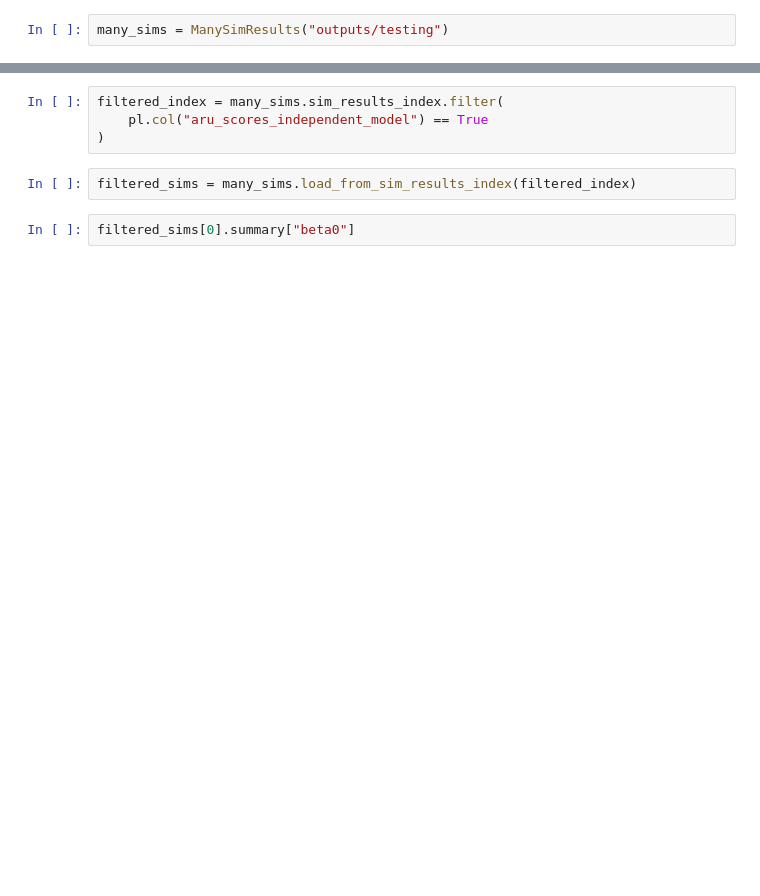
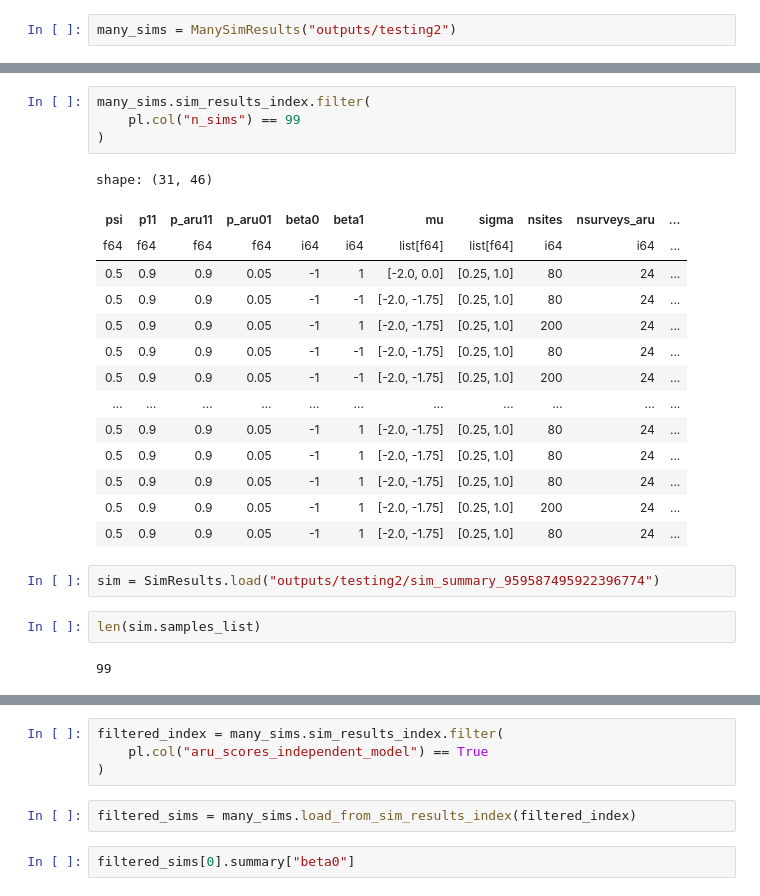
Before and after one commit to calacademy-research/COMB, a Jupyter notebook: paper_assets/python/simulation/sim_results_eda.ipynb, the cells around one changed output, grey strips where cells are left out. Drawn from its saved outputs; the diff is of its cells as text; blank space fills up the shorter version.

```diff
--- a/paper_assets/python/simulation/sim_results_eda.ipynb
+++ b/paper_assets/python/simulation/sim_results_eda.ipynb
@@ -4,2 +45,2 @@ import polars as pl
 # %%
-many_sims = ManySimResults("outputs/testing")
+many_sims = ManySimResults("outputs/testing2")
@@ -5,0 +63,25 @@ many_sims = ManySimResults("outputs/testing")
+# %%
+many_sims.sim_results_index.filter(
+    pl.col("n_sims") == 99
+)
+# %% [output]
+shape: (31, 46)
+| psi | p11 | p_aru11 | p_aru01 | beta0 | beta1 | mu | sigma | nsites | nsurveys_aru | ... |
+| f64 | f64 | f64 | f64 | i64 | i64 | list[f64] | list[f64] | i64 | i64 | ... |
+| 0.5 | 0.9 | 0.9 | 0.05 | -1 | 1 | [-2.0, 0.0] | [0.25, 1.0] | 80 | 24 | ... |
+| 0.5 | 0.9 | 0.9 | 0.05 | -1 | -1 | [-2.0, -1.75] | [0.25, 1.0] | 80 | 24 | ... |
+| 0.5 | 0.9 | 0.9 | 0.05 | -1 | 1 | [-2.0, -1.75] | [0.25, 1.0] | 200 | 24 | ... |
+| 0.5 | 0.9 | 0.9 | 0.05 | -1 | -1 | [-2.0, -1.75] | [0.25, 1.0] | 80 | 24 | ... |
+| 0.5 | 0.9 | 0.9 | 0.05 | -1 | -1 | [-2.0, -1.75] | [0.25, 1.0] | 200 | 24 | ... |
+| … | … | … | … | … | … | … | … | … | … | ... |
+| 0.5 | 0.9 | 0.9 | 0.05 | -1 | 1 | [-2.0, -1.75] | [0.25, 1.0] | 80 | 24 | ... |
+| 0.5 | 0.9 | 0.9 | 0.05 | -1 | 1 | [-2.0, -1.75] | [0.25, 1.0] | 80 | 24 | ... |
+| 0.5 | 0.9 | 0.9 | 0.05 | -1 | 1 | [-2.0, -1.75] | [0.25, 1.0] | 80 | 24 | ... |
+| 0.5 | 0.9 | 0.9 | 0.05 | -1 | 1 | [-2.0, -1.75] | [0.25, 1.0] | 200 | 24 | ... |
+| 0.5 | 0.9 | 0.9 | 0.05 | -1 | 1 | [-2.0, -1.75] | [0.25, 1.0] | 80 | 24 | ... |
+# %%
+sim = SimResults.load("outputs/testing2/sim_summary_959587495922396774")
+# %%
+len(sim.samples_list)
+# %% [output]
+99
```
Also changed, not shown: parts of 19 cells of this notebook, 3 other files.
